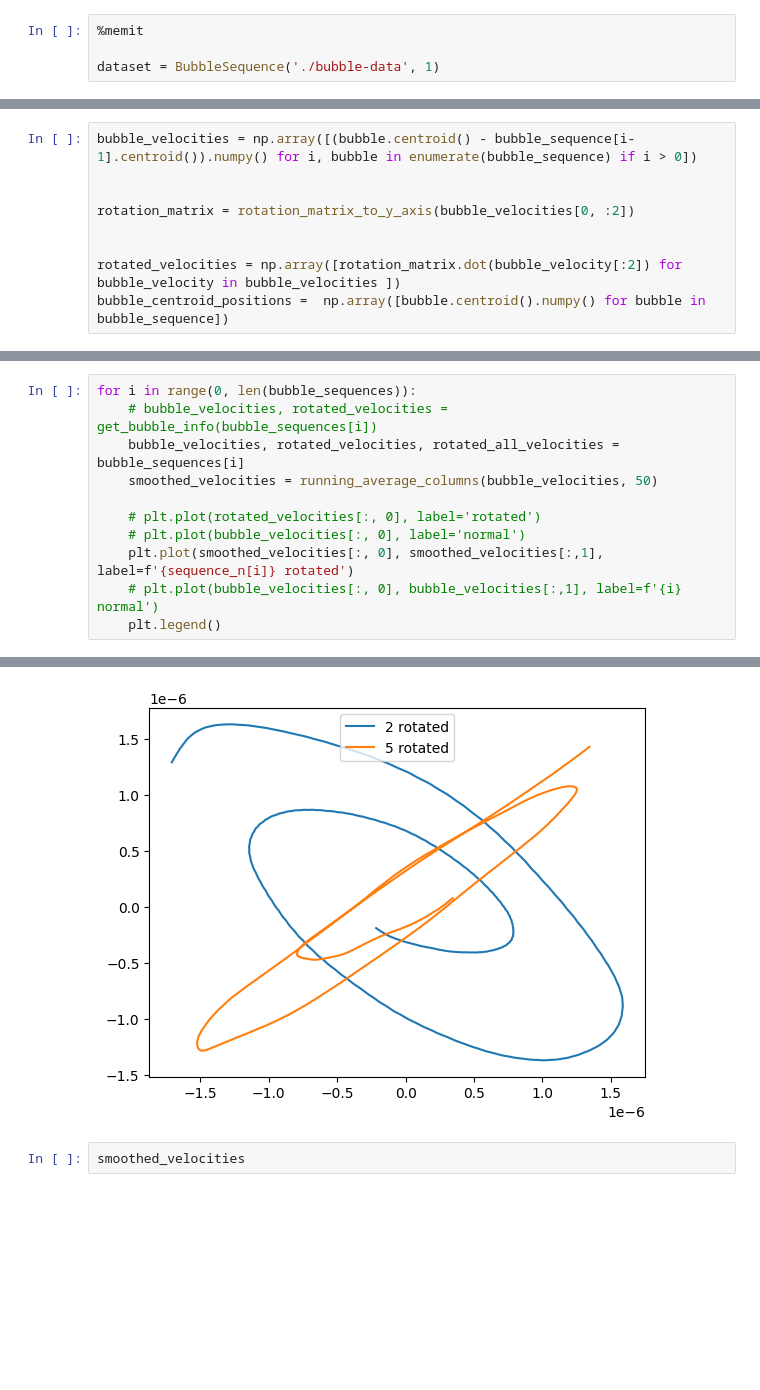
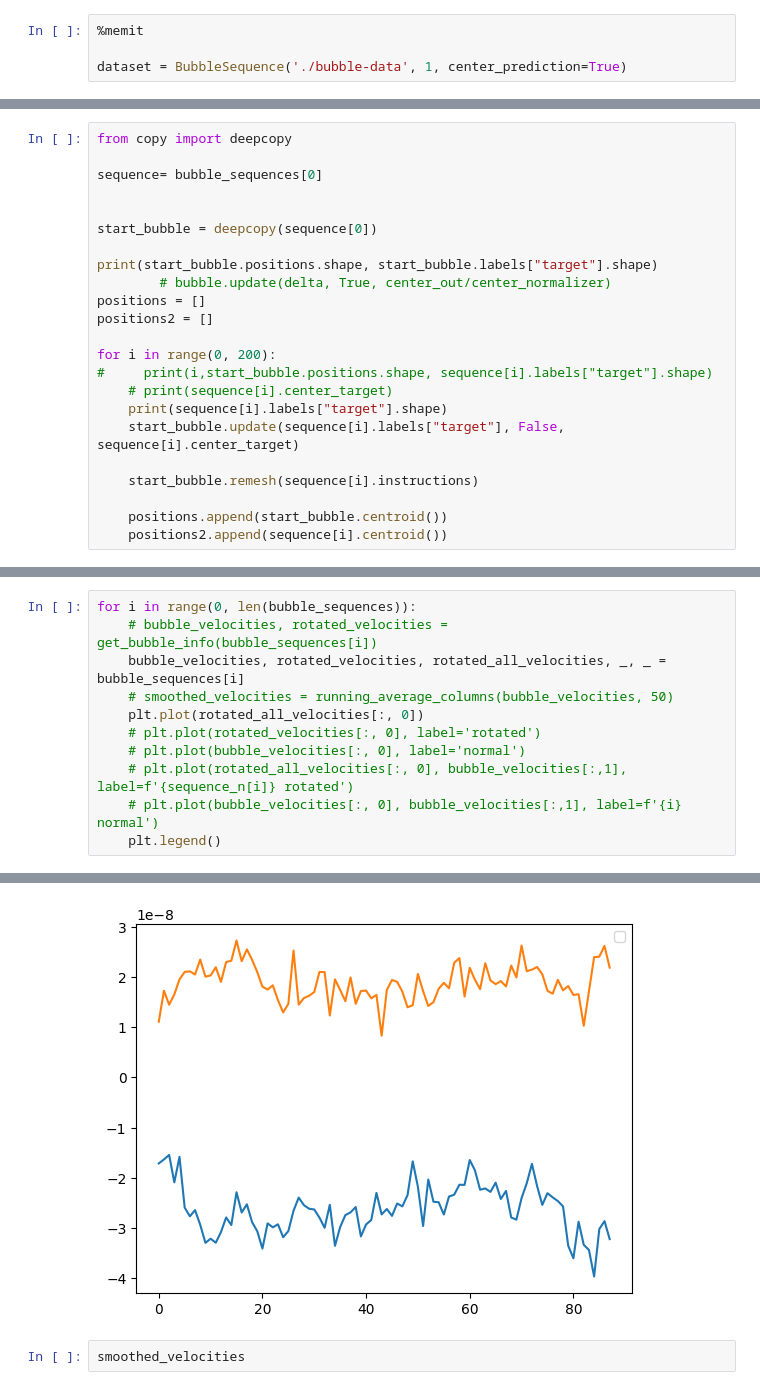
Before and after one commit to tteulings/thesis, a Jupyter notebook: analyze_bubbles.ipynb, the cells around one changed output, grey strips where cells are left out. Drawn from its saved outputs; the diff is of its cells as text; blank space fills up the shorter version.

Commit message:
rotated

```diff
--- a/analyze_bubbles.ipynb
+++ b/analyze_bubbles.ipynb
@@ -18,5 +19,5 @@ tracemalloc.start()
 # %%
 %memit
 
-dataset = BubbleSequence('./bubble-data', 1)
+dataset = BubbleSequence('./bubble-data', 1, center_prediction=True)
 # %% [output]
@@ -52,9 +62,0 @@ print(rotation_matrix.dot(vector))
-# %%
-bubble_velocities = np.array([(bubble.centroid() - bubble_sequence[i-1].centroid()).numpy() for i, bubble in enumerate(bubble_sequence) if i > 0])
-
-
-rotation_matrix = rotation_matrix_to_y_axis(bubble_velocities[0, :2])
-
-
-rotated_velocities = np.array([rotation_matrix.dot(bubble_velocity[:2]) for bubble_velocity in bubble_velocities ])
-bubble_centroid_positions =  np.array([bubble.centroid().numpy() for bubble in bubble_sequence])
@@ -175,0 +489,23 @@ NameError: name 'asizeof' is not defined
+# %%
+from copy import deepcopy
+
+sequence= bubble_sequences[0]
+
+
+start_bubble = deepcopy(sequence[0])
+
+print(start_bubble.positions.shape, start_bubble.labels["target"].shape)
+        # bubble.update(delta, True, center_out/center_normalizer)
+positions = []
+positions2 = []
+
+for i in range(0, 200):
+#     print(i,start_bubble.positions.shape, sequence[i].labels["target"].shape)
+    # print(sequence[i].center_target)
+    print(sequence[i].labels["target"].shape)
+    start_bubble.update(sequence[i].labels["target"], False, sequence[i].center_target)
+
+    start_bubble.remesh(sequence[i].instructions)
+
+    positions.append(start_bubble.centroid())
+    positions2.append(sequence[i].centroid())
@@ -176,12 +551,12 @@ NameError: name 'asizeof' is not defined
 # %%
 for i in range(0, len(bubble_sequences)):
     # bubble_velocities, rotated_velocities = get_bubble_info(bubble_sequences[i])
-    bubble_velocities, rotated_velocities, rotated_all_velocities = bubble_sequences[i]
-    smoothed_velocities = running_average_columns(bubble_velocities, 50)
-
+    bubble_velocities, rotated_velocities, rotated_all_velocities, _, _ = bubble_sequences[i]
+    # smoothed_velocities = running_average_columns(bubble_velocities, 50)
+    plt.plot(rotated_all_velocities[:, 0])
     # plt.plot(rotated_velocities[:, 0], label='rotated')
     # plt.plot(bubble_velocities[:, 0], label='normal')
-    plt.plot(smoothed_velocities[:, 0], smoothed_velocities[:,1], label=f'{sequence_n[i]} rotated')
+    # plt.plot(rotated_all_velocities[:, 0], bubble_velocities[:,1], label=f'{sequence_n[i]} rotated')
     # plt.plot(bubble_velocities[:, 0], bubble_velocities[:,1], label=f'{i} normal')
     plt.legend()
 # %% [output]
@@ -188,4 +565,4 @@ for i in range(0, len(bubble_sequences)):
-[figure, old version]
+[figure, new version]
 # %%
 smoothed_velocities
 # %% [output]
```
Also changed, not shown: parts of 24 cells of this notebook, 20 other files.
